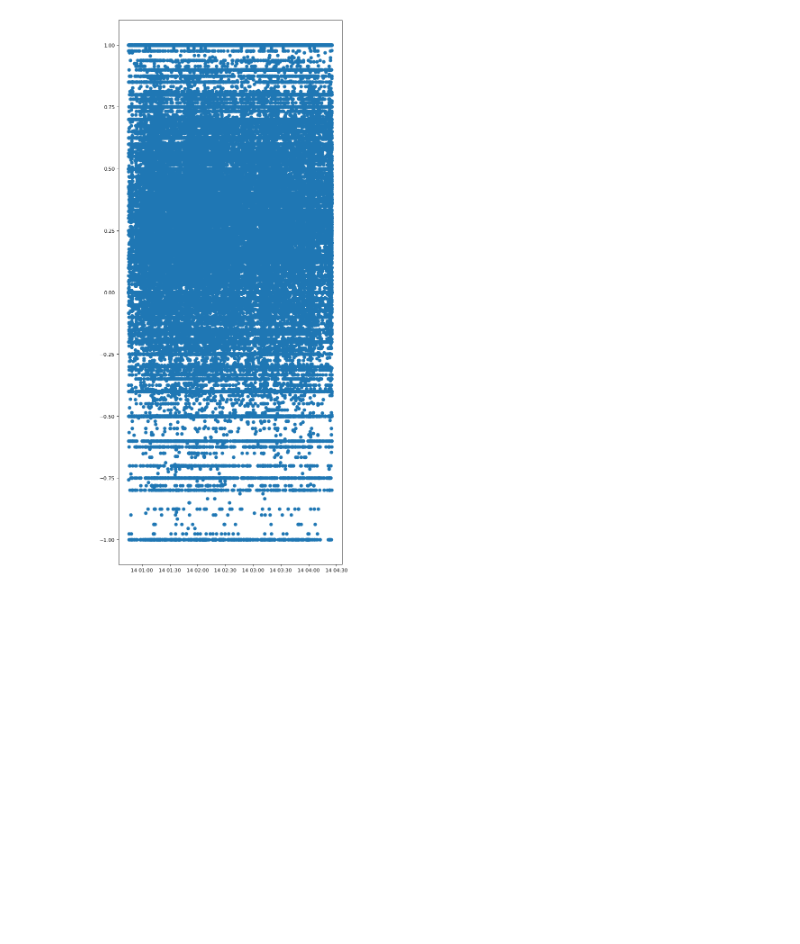
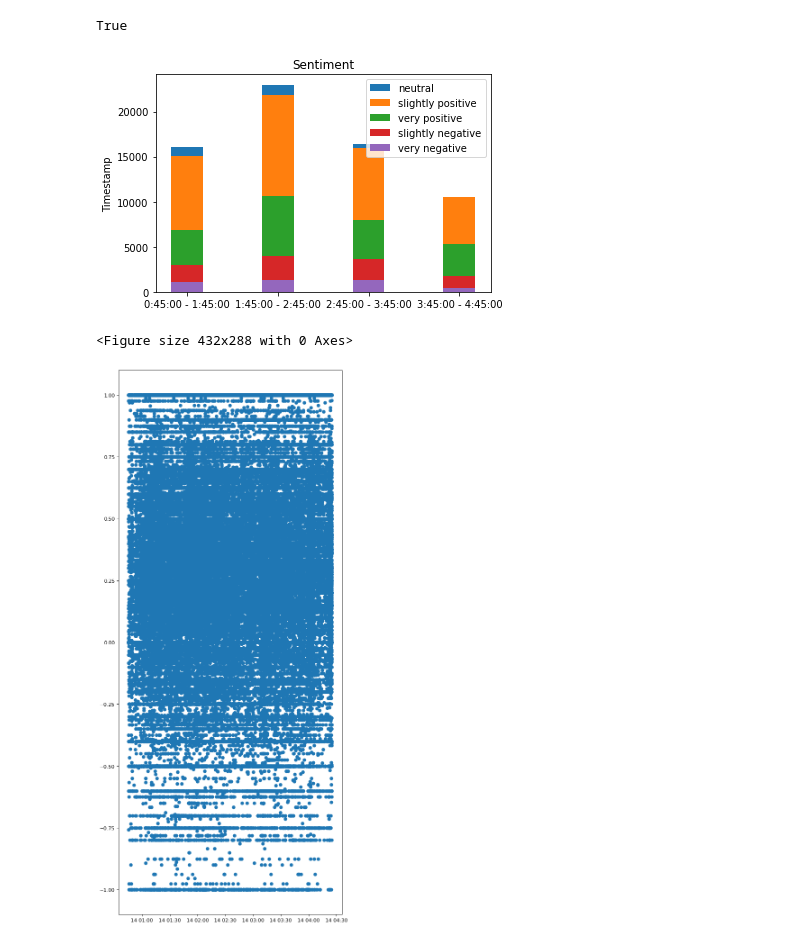
Before and after one commit to milara/gg-project-master, a Jupyter notebook: sentiment.ipynb, the cells around one changed output. Saved outputs shown, nothing was run; the diff lists cells and outputs as text; code cells hidden in the pictures; blank space fills up the shorter version.

Commit message:
graph for sentiment

```diff
--- a/sentiment.ipynb
+++ b/sentiment.ipynb
@@ -25,0 +39,32 @@ dat
+# %%
+t1 = datetime.strptime("Jan 14 00:45:00 2013", "%b %d %H:%M:%S %Y")
+t2 = datetime.strptime("Jan 14 01:45:00 2013", "%b %d %H:%M:%S %Y")
+t3 = datetime.strptime("Jan 14 02:45:00 2013", "%b %d %H:%M:%S %Y")
+t4 = datetime.strptime("Jan 14 03:45:00 2013", "%b %d %H:%M:%S %Y")
+t5 = datetime.strptime("Jan 14 04:45:00 2013", "%b %d %H:%M:%S %Y")
+
+dat['timestamp_ms'][0] > t1
+# %% [output]
+True
+# %%
+t1 = datetime.strptime("Jan 14 00:45:00 2013", "%b %d %H:%M:%S %Y")
+t2 = datetime.strptime("Jan 14 01:45:00 2013", "%b %d %H:%M:%S %Y")
+t3 = datetime.strptime("Jan 14 02:45:00 2013", "%b %d %H:%M:%S %Y")
+t4 = datetime.strptime("Jan 14 03:45:00 2013", "%b %d %H:%M:%S %Y")
+t5 = datetime.strptime("Jan 14 04:45:00 2013", "%b %d %H:%M:%S %Y")
+
+def hourconvert(tm):
+    if max(tm, t1) == tm and max(tm,t2) == t2:
+        result = "0:45:00 - 1:45:00"
+        return(result)
+    elif max(tm, t2) == tm and max(tm,t3) == t3:
+        result = "1:45:00 - 2:45:00"
+        return(result)
+    elif max(tm, t3) == tm and max(tm,t4) == t4:
+        result = "2:45:00 - 3:45:00"
+        return(result)
+    elif max(tm, t4) == tm and max(tm,t5) == t5:
+        result = "3:45:00 - 4:45:00"
+        return(result)
+
+dat['timestamp_ms']=dat['timestamp_ms'].apply(hourconvert)
@@ -26,3 +101,29 @@ dat
+# %%
+width = 0.35
+
+fig, ax = plt.subplots()
+
+timestamps = ["0:45:00 - 1:45:00","1:45:00 - 2:45:00","2:45:00 - 3:45:00","3:45:00 - 4:45:00"]
+neutral = [time1_n, time2_n,time3_n,time4_n]
+spos = [time1_sp, time2_sp,time3_sp,time4_sp]
+vpos = [time1_vp, time2_vp,time3_vp,time4_vp]
+sneg = [time1_sn, time2_sn,time3_sn,time4_sn]
+vneg = [time1_vn, time2_vn,time3_vn,time4_vn]
+
+ax.bar(timestamps, neutral, width, label='neutral')
+ax.bar(timestamps, spos, width, label='slightly positive')
+ax.bar(timestamps, vpos, width, label='very positive')
+ax.bar(timestamps, sneg, width, label='slightly negative')
+ax.bar(timestamps, vneg, width, label='very negative')
+
+ax.set_ylabel('Timestamp')
+ax.set_title('Sentiment')
+ax.legend()
+plt.show()
+plt.savefig('sentigraph.png')
+# %% [output]
+[figure, added]
+<Figure size 432x288 with 0 Axes>
 # %%
 # plott = dat.plot.figure(figsize=(8, 8), dpi=80)
 # plott.scatter(x = 'timestamp_ms', y = "sentiment")
```
Also changed, not shown: parts of 4 cells of this notebook, 1 other file.
